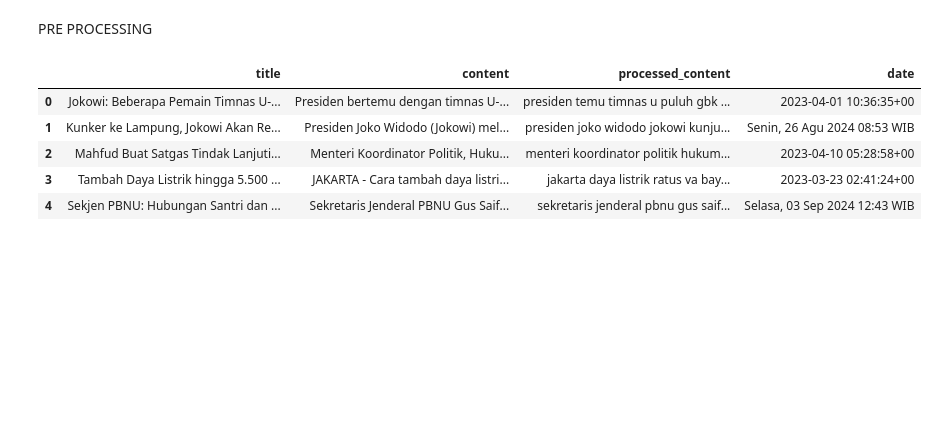
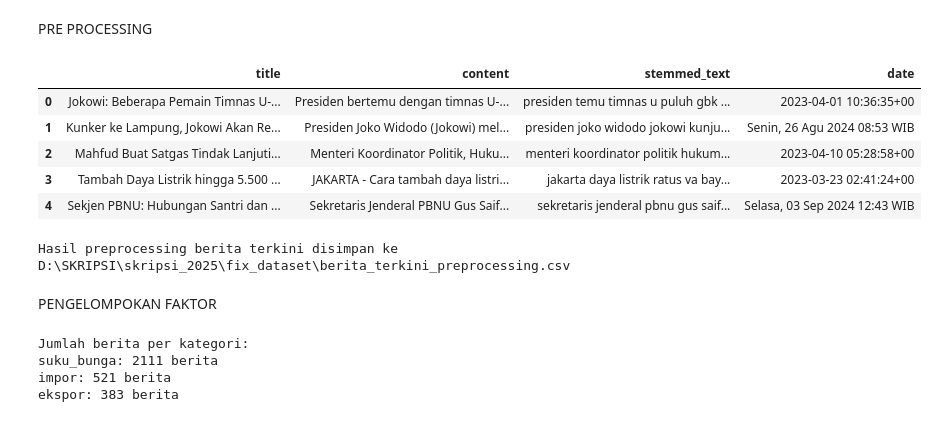
Before and after one commit to adindasyv/skripsi_2025, a Jupyter notebook: try_new_news.ipynb, the cells around one changed output. Cells and saved outputs as stored; diff of their text form; code cells hidden in the pictures; blank space fills up the shorter version.

```diff
--- a/try_new_news.ipynb
+++ b/try_new_news.ipynb
@@ -100,7 +100,7 @@ df
 | 5999 | JAKARTA Cara daftar mudik gratis ... | Cara Daftar Mudik Gratis Kemenhub... | 2023-03-15 14:01:23+00 |
 6000 rows × 3 columns
 # %%
-df = df.drop_duplicates(subset=['content'])
+df = df.drop_duplicates(subset=['content']).reset_index(drop=True).copy(deep=True)
 print(f"Dataset setelah dibersihkan memiliki {len(df)} baris")
 # %% [output]
 Dataset setelah dibersihkan memiliki 5951 baris
@@ -209,11 +209,20 @@ df['stemmed_tokens'] = [stemming(tokens) for tokens in tqdm(df['filtered_tokens'
 df['stemmed_text'] = df['stemmed_tokens'].apply(lambda x: ' '.join(x))
 # %%
 df['processed_content'] = df['stemmed_text']
-display(df[['title', 'content', 'processed_content', 'date']].head())
+display(df[['title', 'content', 'stemmed_text', 'date']].head())
 # %% [output]
-|  | title | content | processed_content | date |
+|  | title | content | stemmed_text | date |
 | 0 | Jokowi: Beberapa Pemain Timnas U-... | Presiden bertemu dengan timnas U-... | presiden temu timnas u puluh gbk ... | 2023-04-01 10:36:35+00 |
 | 1 | Kunker ke Lampung, Jokowi Akan Re... | Presiden Joko Widodo (Jokowi) mel... | presiden joko widodo jokowi kunju... | Senin, 26 Agu 2024 08:53 WIB |
 | 2 | Mahfud Buat Satgas Tindak Lanjuti... | Menteri Koordinator Politik, Huku... | menteri koordinator politik hukum... | 2023-04-10 05:28:58+00 |
 | 3 | Tambah Daya Listrik hingga 5.500 ... | JAKARTA - Cara tambah daya listri... | jakarta daya listrik ratus va bay... | 2023-03-23 02:41:24+00 |
 | 4 | Sekjen PBNU: Hubungan Santri dan ... | Sekretaris Jenderal PBNU Gus Saif... | sekretaris jenderal pbnu gus saif... | Selasa, 03 Sep 2024 12:43 WIB |
+# %%
+preprocessing_new_file = r'D:\SKRIPSI\skripsi_2025\fix_dataset\berita_terkini_preprocessing.csv'
+preprocessing_new_columns = ['title', 'content', 'stemmed_text', 'date']
+df[preprocessing_new_columns].to_csv(preprocessing_new_file, index=False)
+print(f"Hasil preprocessing berita terkini disimpan ke {preprocessing_new_file}")
+# %% [output]
+Hasil preprocessing berita terkini disimpan ke D:\SKRIPSI\skripsi_2025\fix_dataset\berita_terkini_preprocessing.csv
+# %% [markdown]
+PENGELOMPOKAN FAKTOR
@@ -219,0 +293,28 @@ display(df[['title', 'content', 'processed_content', 'date']].head())
+# %%
+#Membuat kolom faktor
+def get_faktor(row):
+    faktor = []
+    for kategori in stemmed_kata_kunci.keys():
+        if row[kategori]:
+            faktor.append(kategori)
+    return faktor
+df['faktor'] = df.apply(get_faktor, axis=1)
+
+# Menambahkan kolom yang mencatat kata kunci spesifik yang ditemukan
+def get_keyword_details(row):
+    details = {}
+    for kategori in stemmed_kata_kunci.keys():
+        if row[kategori] and len(row[f"{kategori}_keywords"]) > 0:
+            details[kategori] = row[f"{kategori}_keywords"]
+    return details
+df['keyword_details'] = df.apply(get_keyword_details, axis=1)
+
+print("\nJumlah berita per kategori:")
+for kategori in stemmed_kata_kunci.keys():
+    jumlah = df[kategori].sum()
+    print(f"{kategori}: {jumlah} berita")
+# %% [output]
+Jumlah berita per kategori:
+suku_bunga: 2111 berita
+impor: 521 berita
+ekspor: 383 berita
```
Also changed, not shown: parts of 7 cells of this notebook, 1 other file.
